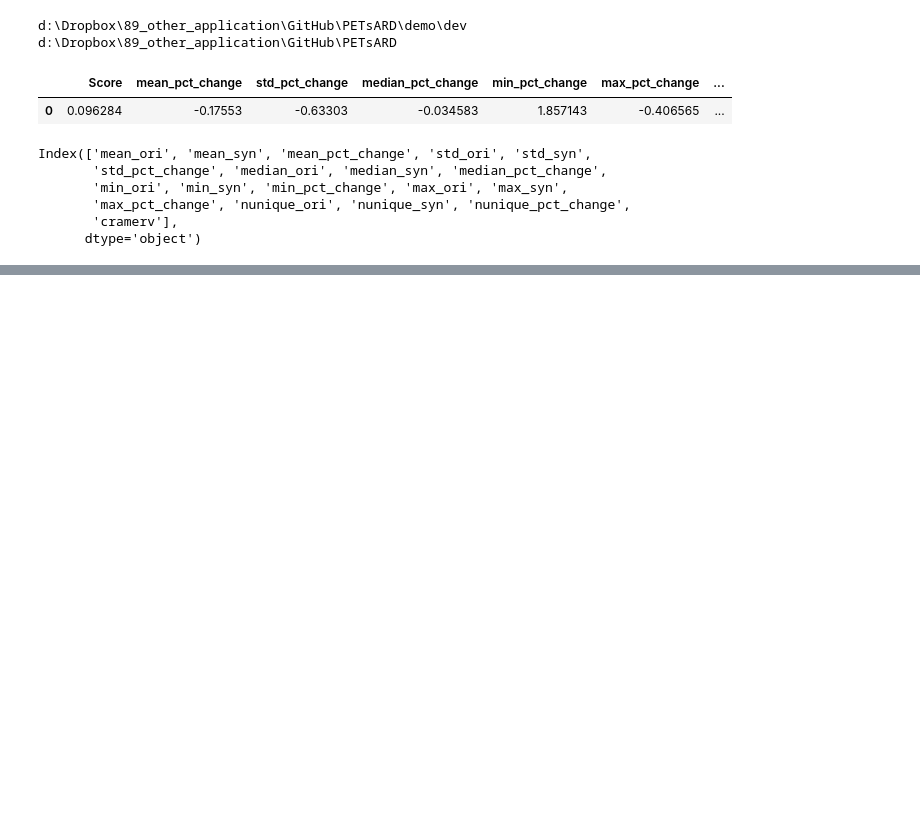
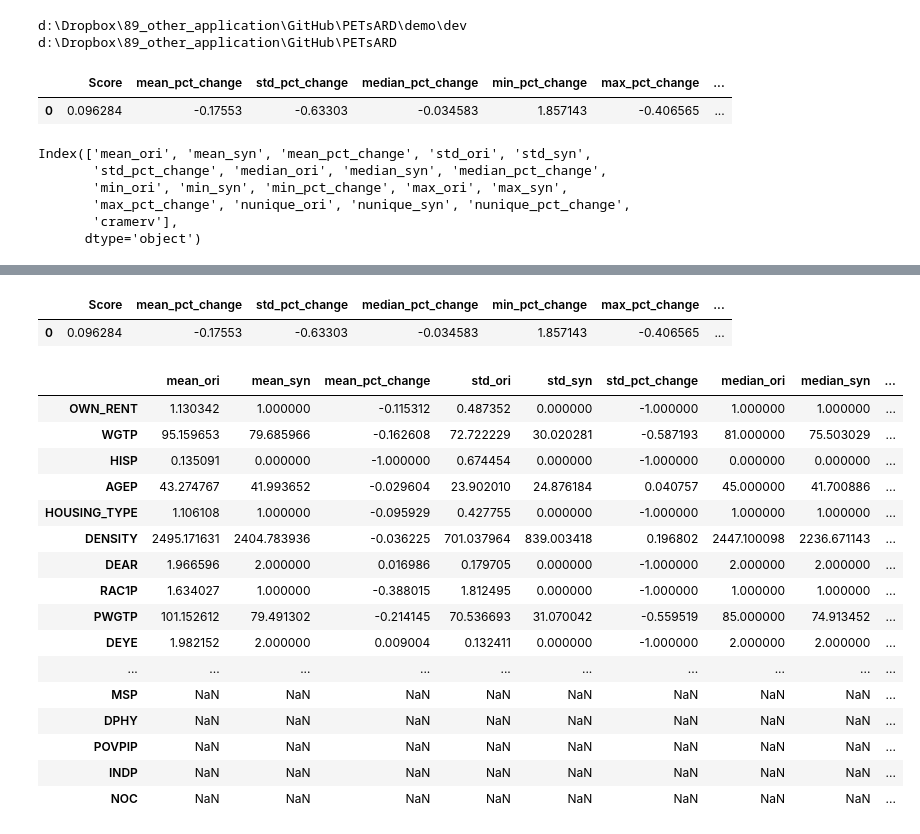
Before and after one commit to nics-tw/petsard, a Jupyter notebook: demo/dev/Issue405.ipynb, the cells around one changed output, grey strips where cells are left out. Saved outputs shown, nothing was run; the diff lists cells and outputs as text; code cells hidden in the pictures; blank space fills up the shorter version.

Commit message:
20240418, demo Evaluator usage

```diff
--- a/demo/dev/Issue405.ipynb
+++ b/demo/dev/Issue405.ipynb
@@ -74,2 +74,38 @@ eval.result['columnwise']
 # %%
 eval.result['pairwise']
+# %%
+from PETsARD import Evaluator
+
+
+eval = Evaluator(
+    method= 'stats'
+)
+eval.create(data={
+    'ori': load_ori.data,
+    'syn': load_syn.data,
+})
+eval.eval()
+eval.get_global()
+# %% [output]
+|  | Score | mean_pct_change | std_pct_change | median_pct_change | min_pct_change | max_pct_change | ... |
+| 0 | 0.096284 | -0.17553 | -0.63303 | -0.034583 | 1.857143 | -0.406565 | ... |
+# %%
+eval.get_columnwise()
+# %% [output]
+|  | mean_ori | mean_syn | mean_pct_change | std_ori | std_syn | std_pct_change | median_ori | median_syn | ... |
+| OWN_RENT | 1.130342 | 1.000000 | -0.115312 | 0.487352 | 0.000000 | -1.000000 | 1.000000 | 1.000000 | ... |
+| WGTP | 95.159653 | 79.685966 | -0.162608 | 72.722229 | 30.020281 | -0.587193 | 81.000000 | 75.503029 | ... |
+| HISP | 0.135091 | 0.000000 | -1.000000 | 0.674454 | 0.000000 | -1.000000 | 0.000000 | 0.000000 | ... |
+| AGEP | 43.274767 | 41.993652 | -0.029604 | 23.902010 | 24.876184 | 0.040757 | 45.000000 | 41.700886 | ... |
+| HOUSING_TYPE | 1.106108 | 1.000000 | -0.095929 | 0.427755 | 0.000000 | -1.000000 | 1.000000 | 1.000000 | ... |
+| DENSITY | 2495.171631 | 2404.783936 | -0.036225 | 701.037964 | 839.003418 | 0.196802 | 2447.100098 | 2236.671143 | ... |
+| DEAR | 1.966596 | 2.000000 | 0.016986 | 0.179705 | 0.000000 | -1.000000 | 2.000000 | 2.000000 | ... |
+| RAC1P | 1.634027 | 1.000000 | -0.388015 | 1.812495 | 0.000000 | -1.000000 | 1.000000 | 1.000000 | ... |
+| PWGTP | 101.152612 | 79.491302 | -0.214145 | 70.536693 | 31.070042 | -0.559519 | 85.000000 | 74.913452 | ... |
+| DEYE | 1.982152 | 2.000000 | 0.009004 | 0.132411 | 0.000000 | -1.000000 | 2.000000 | 2.000000 | ... |
+| ... | ... | ... | ... | ... | ... | ... | ... | ... | ... |
+| MSP | NaN | NaN | NaN | NaN | NaN | NaN | NaN | NaN | ... |
+| DPHY | NaN | NaN | NaN | NaN | NaN | NaN | NaN | NaN | ... |
+| POVPIP | NaN | NaN | NaN | NaN | NaN | NaN | NaN | NaN | ... |
+| INDP | NaN | NaN | NaN | NaN | NaN | NaN | NaN | NaN | ... |
+| NOC | NaN | NaN | NaN | NaN | NaN | NaN | NaN | NaN | ... |
```
Also changed, not shown: parts of 2 cells of this notebook.
